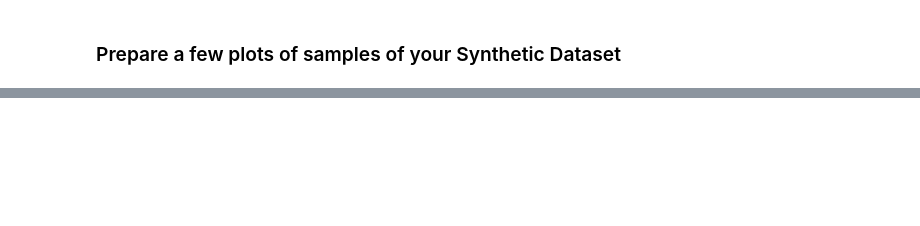
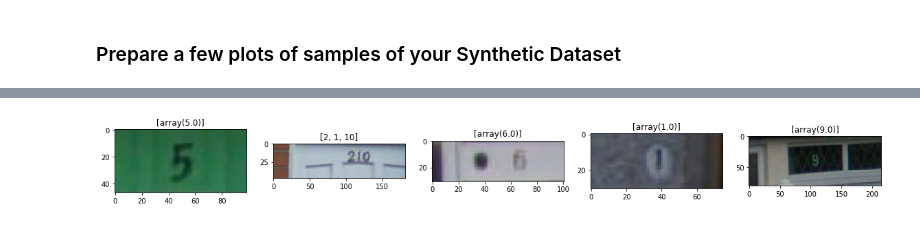
Before and after one commit to joshuacook/digit_recognition, a Jupyter notebook: ipynb/Step_4_SVHN_Pre_Processing.ipynb, the cells around one changed output, grey strips where cells are left out. Cells and saved outputs as stored; diff of their text form; code cells hidden in the pictures; blank space fills up the shorter version.

```diff
--- a/ipynb/Step_4_SVHN_Pre_Processing.ipynb
+++ b/ipynb/Step_4_SVHN_Pre_Processing.ipynb
@@ -37,5 +48,3 @@ from lib.data import pickle_data_dictionary
 # %%
-# test_images_info = svhn_meta_from_mat('test/digitStruct.mat')
-# train_images_info = svhn_meta_from_mat('train/digitStruct.mat')
-test_images_info = svhn_meta_from_mat('d-trn.mat')
-train_images_info = svhn_meta_from_mat('d-tst.mat')
+test_images_info = svhn_meta_from_mat('data/test/digitStruct.mat')
+train_images_info = svhn_meta_from_mat('data/train/digitStruct.mat')
@@ -95,0 +89,10 @@ pickle_data_dictionary(data_dictionary, 'data/svhn.pickle')
+# %%
+fig = plt.figure(figsize=(20,4))
+
+for i in range(5):
+    fig.add_subplot(151+i)
+    read_image = imread('data/test/'+test_images_info[i]['filename'])
+    plt.title(test_images_info[i]['labels'])
+    plt.imshow(read_image)
+# %% [output]
+[figure, added]
```
Also changed, not shown: parts of 18 cells of this notebook, 4 other files.
